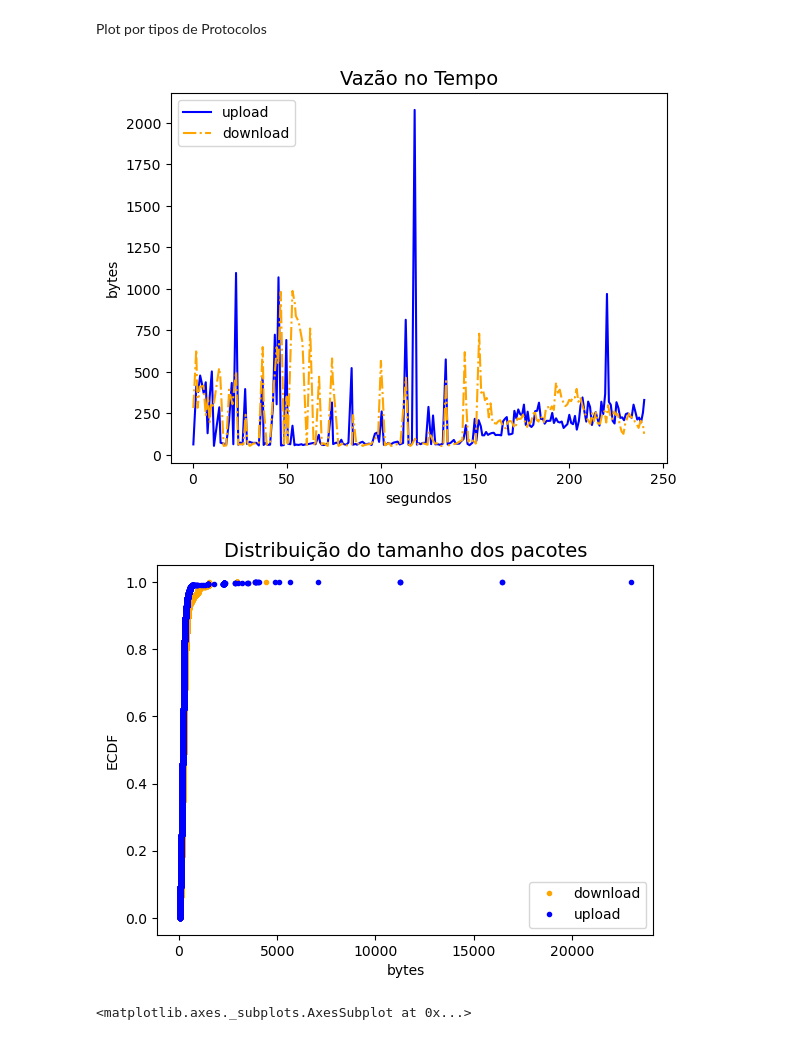
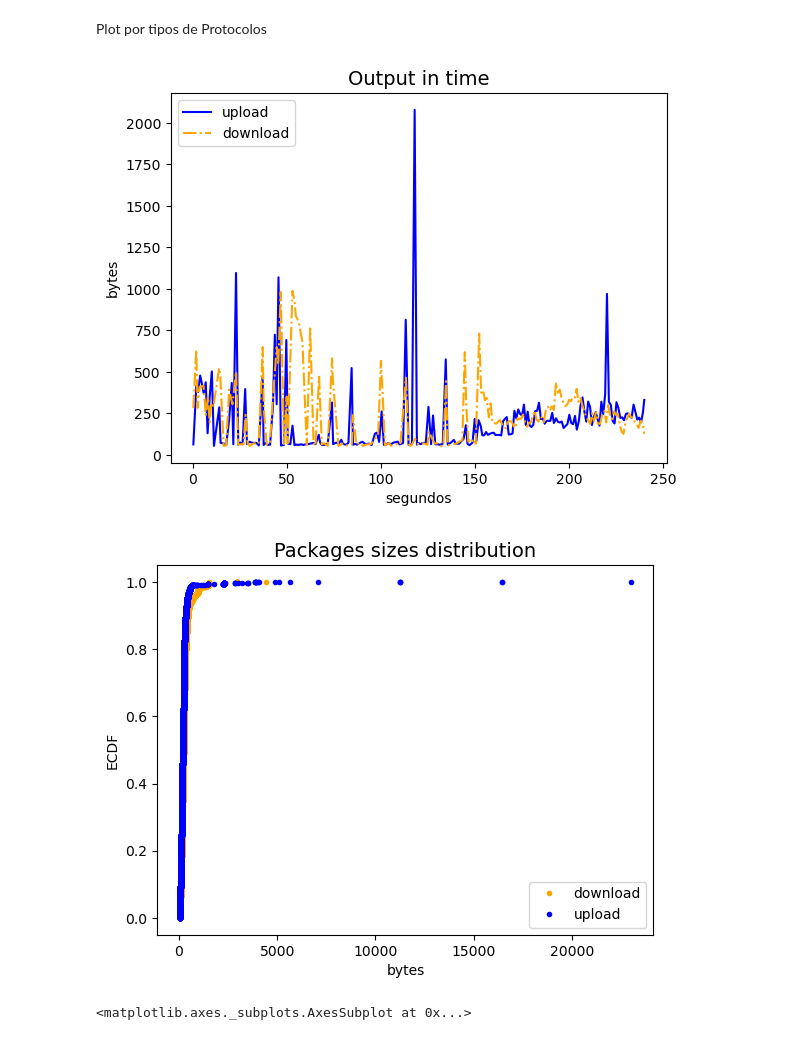
Before and after one commit to JovemPedr0/ProjetoRedes, a Jupyter notebook: analiseDados.ipynb, the cells around one changed output. Drawn from its saved outputs; the diff is of its cells as text; code cells hidden in the pictures.

```diff
--- a/analiseDados.ipynb
+++ b/analiseDados.ipynb
@@ -107,10 +107,10 @@ plt.plot(x_final, y_final, '-.', color = "orange", label="download")
 plt.legend(loc="upper left")
 plt.xlabel("segundos")
 plt.ylabel("bytes")
-plt.title('Vazão no Tempo', fontdict={'fontsize': 14})
+plt.title('Output in time', fontdict={'fontsize': 14})
 plt.show()
 # %% [output]
-[figure, old version]
+[figure, new version]
 # %%
 def ecdf(data):
 
@@ -128,14 +128,13 @@ x_upload, y_upload = ecdf(df_info_dados_minimized[df_info_dados_minimized['Sourc
 # %%
 plt.plot(x_download, y_download, linestyle="none", marker=".", color = "orange", label="download")
 plt.plot(x_upload, y_upload, linestyle="none", marker=".", color = "blue", label="upload")
-plt.title("Distribuição do tamanho dos pacotes",  fontdict={'fontsize': 14})
+plt.title("Packages sizes distribution",  fontdict={'fontsize': 14})
 plt.xlabel("bytes")
 plt.ylabel("ECDF")
 plt.legend(loc="lower right")
-#plt.margins(0.01)
 plt.show()
 # %% [output]
-[figure, old version]
+[figure, new version]
 # %%
 df_info_dados_minimized[df_info_dados_minimized['Protocol'] == 'UDP'].plot(kind='scatter', x='Time', y='Length', title='UDP over time')
 # %% [output]
```
